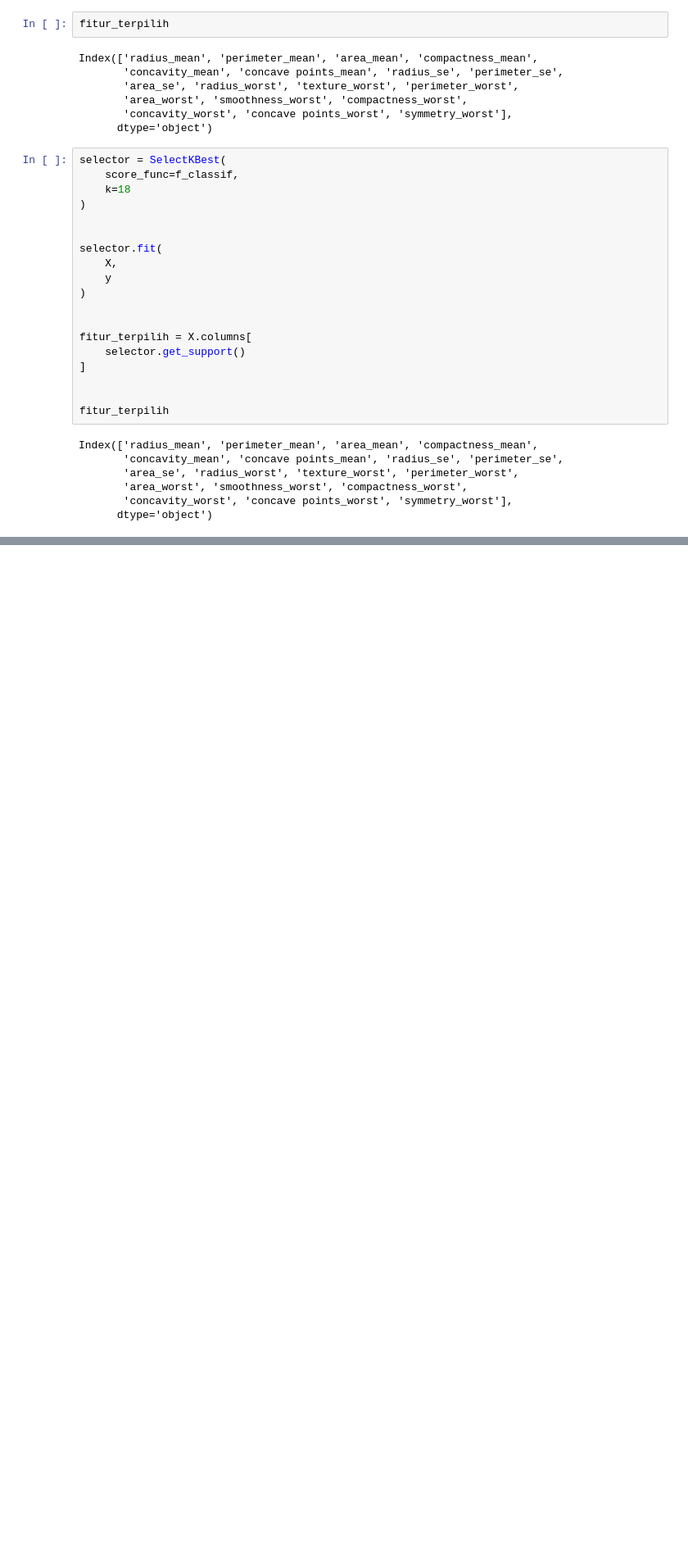
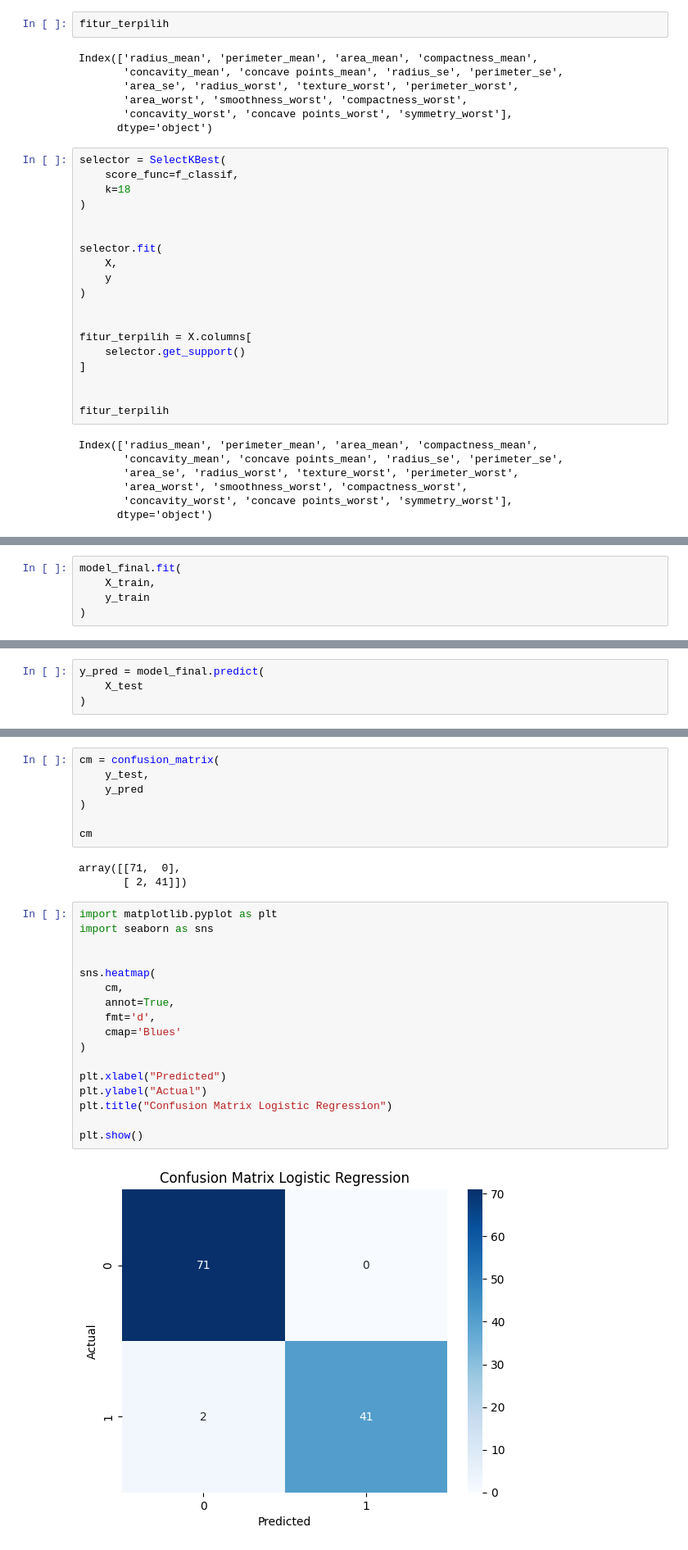
Before and after one commit to SitiMutmainah15/PEMBELAJARAN-MESIN_GENAP_2026, a Jupyter notebook: JS03/JS03_TUGAS.ipynb, the cells around one changed output, grey strips where cells are left out. Shown at 82% size. Cells and saved outputs as stored; diff of their text form; blank space fills up the shorter version.

```diff
--- a/JS03/JS03_TUGAS.ipynb
+++ b/JS03/JS03_TUGAS.ipynb
@@ -345,0 +364,5 @@ Index(['radius_mean', 'perimeter_mean', 'area_mean', 'compactness_mean',
+# %%
+model_final.fit(
+    X_train,
+    y_train
+)
@@ -345,0 +372,4 @@ Index(['radius_mean', 'perimeter_mean', 'area_mean', 'compactness_mean',
+# %%
+y_pred = model_final.predict(
+    X_test
+)
@@ -345,0 +401,29 @@ Index(['radius_mean', 'perimeter_mean', 'area_mean', 'compactness_mean',
+# %%
+cm = confusion_matrix(
+    y_test,
+    y_pred
+)
+
+cm
+# %% [output]
+array([[71,  0],
+       [ 2, 41]])
+# %%
+import matplotlib.pyplot as plt
+import seaborn as sns
+
+
+sns.heatmap(
+    cm,
+    annot=True,
+    fmt='d',
+    cmap='Blues'
+)
+
+plt.xlabel("Predicted")
+plt.ylabel("Actual")
+plt.title("Confusion Matrix Logistic Regression")
+
+plt.show()
+# %% [output]
+[figure, added]
```
Also changed, not shown: parts of 4 cells of this notebook.
